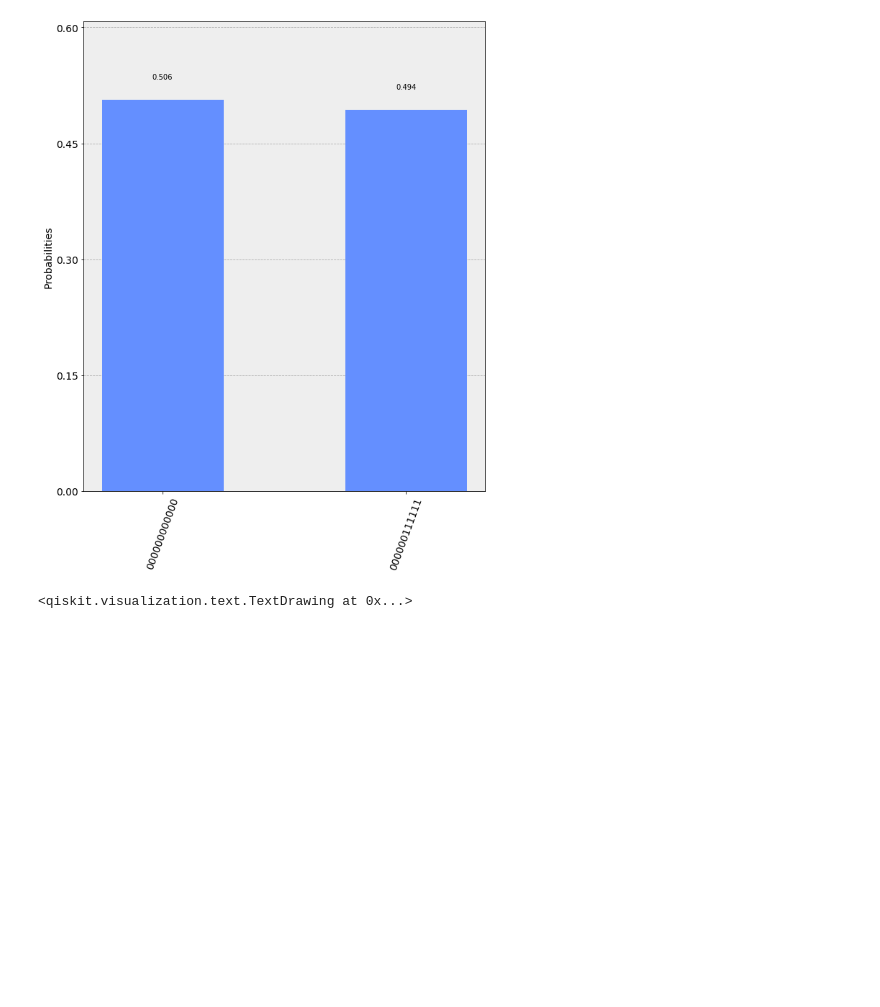
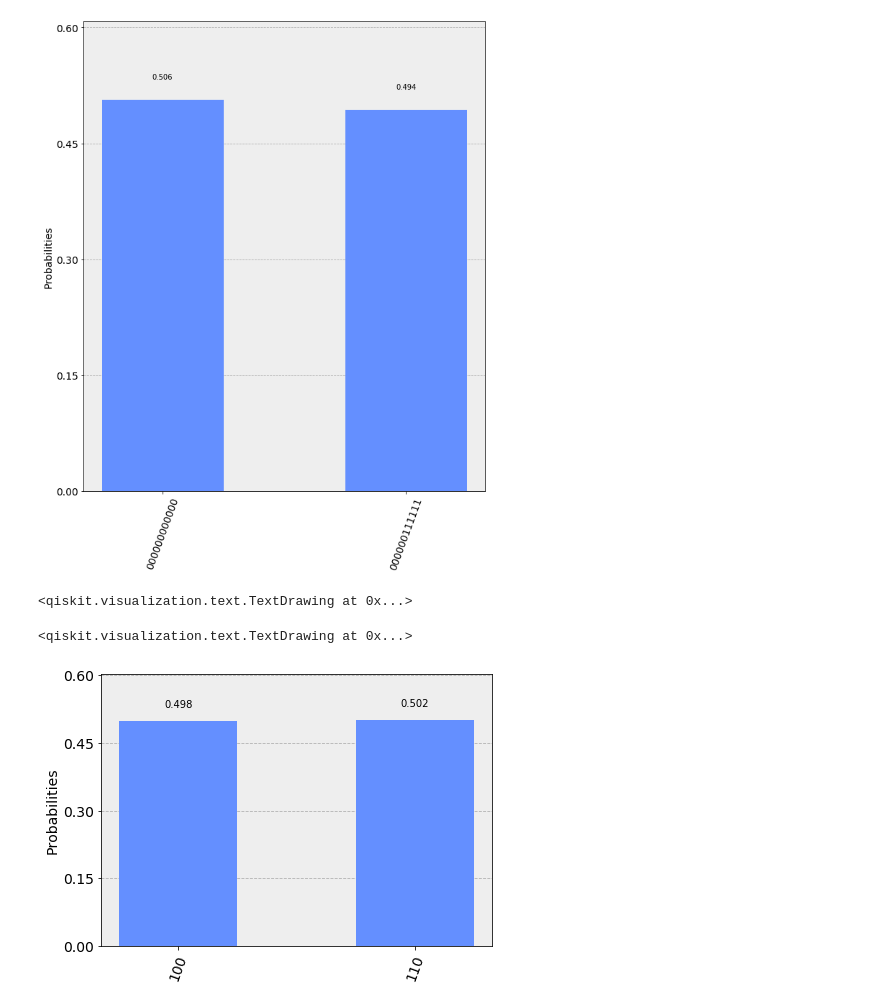
Before and after one commit to shashanka300/QC-practice, a Jupyter notebook: practice/gate observation.ipynb, the cells around one changed output. Drawn from its saved outputs; the diff is of its cells as text; code cells hidden in the pictures; blank space fills up the shorter version.

```diff
--- a/practice/gate observation.ipynb
+++ b/practice/gate observation.ipynb
@@ -253,3 +255,22 @@ qc3.swap(0,1)
 qc3.decompose().draw()
 # %% [output]
 <qiskit.visualization.text.TextDrawing at 0x...>
+# %%
+qr= QuantumRegister(3)
+cr= ClassicalRegister(3)
+qc= QuantumCircuit(qr,cr)
+qc.x(0)
+qc.y(0)
+qc.h(1)
+qc.z(1)
+qc.x(2)
+qc.measure(range(3),range(3))
+
+qc.draw()
+# %% [output]
+<qiskit.visualization.text.TextDrawing at 0x...>
+# %%
+res=execute(qc,bc1,shots=3000).result().get_counts()
+plot_histogram(res)
+# %% [output]
+[figure, added]
```
Also changed, not shown: parts of 4 cells of this notebook.
